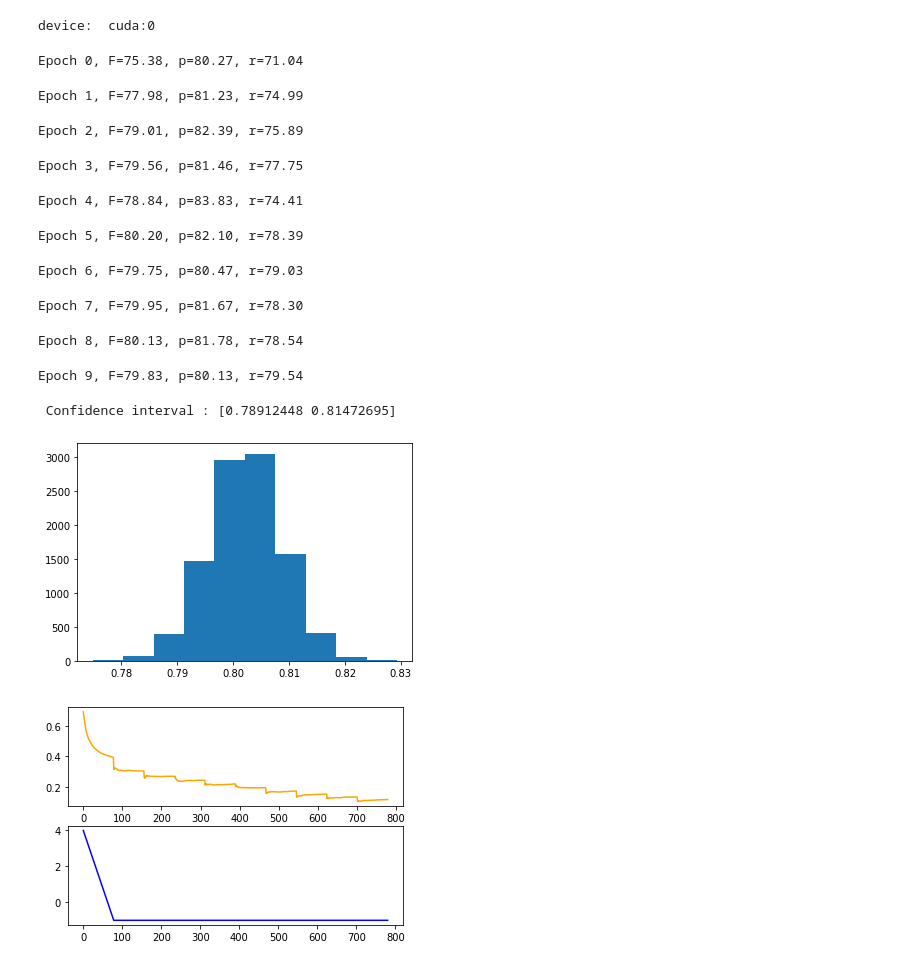
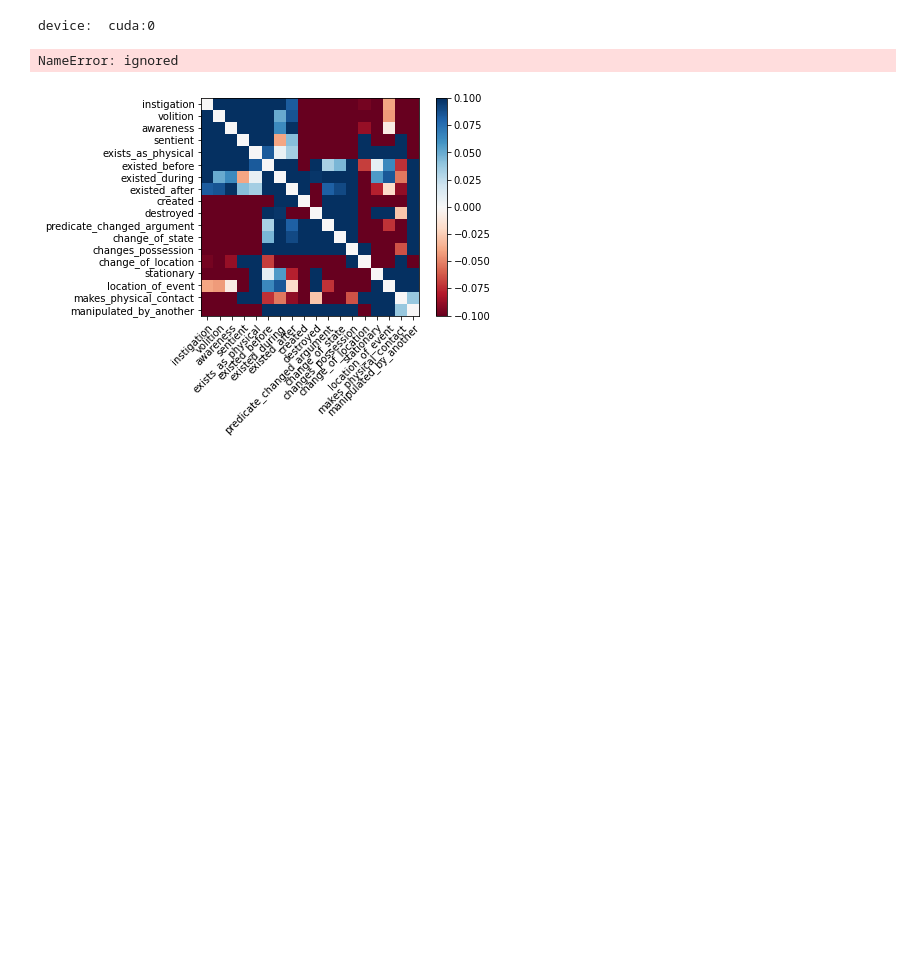
Before and after one commit to dylanfinkbeiner/cs685_finalproj, a Jupyter notebook: src/colab_test.ipynb, the cells around one changed output. Cells and saved outputs as stored; diff of their text form; code cells hidden in the pictures; blank space fills up the shorter version.

```diff
--- a/src/colab_test.ipynb
+++ b/src/colab_test.ipynb
@@ -112,6 +108,7 @@ class SPRL(nn.Module):
         self.properties = properties
         self.n_properties = len(properties)
         self.direction_feature = direction_feature
+        self.train_jointly = train_jointly
 
         self.word_emb = nn.Embedding(
                 vocab_size,
@@ -201,11 +198,11 @@ class SPRL(nn.Module):
           packed_lstm_input = pack_padded_sequence(
                   w_embs, lens_sorted, batch_first=True)
 
-          if type(self.lstm) == type(dict()):
-            lstm_outs = {p: self.lstm[p](packed_lstm_input, indices) for p in self.properties}
-            lstm_outs = torch.stack(list(lstm_outs.values()), dim=0).sum(0)
-          else:
-            lstm_outs = self.lstm(packed_lstm_input, indices)
+          # if type(self.lstm) == type(dict()):
+          #   lstm_outs = {p: self.lstm[p](packed_lstm_input, indices) for p in self.properties}
+          #   lstm_outs = torch.stack(list(lstm_outs.values()), dim=0).sum(0)
+          lstm_outs = self.lstm(packed_lstm_input, indices)
+
           pred_reps = lstm_outs[np.arange(B), preds] # expecting (B, h_size)
           head_reps = lstm_outs[np.arange(B), heads] # same as above
         else: # no lstm, just MLP
@@ -266,7 +263,7 @@ class MyLSTM(nn.Module):
                 num_layers=1,
                 bidirectional=(directions == 2),
                 batch_first=True,
-                dropout=0.1,
+                dropout=0.,
                 bias=True)
 
         self.lstm_drop = nn.Dropout(0.)
@@ -768,45 +783,35 @@ np.random.seed(seed)
 
 data = get_data(args)
 
 w2i, i2w = data['dicts']
 emb_np = data['emb_np']
 X, y = data['lstm_data']
 
-# co_occur, both_negative, row_pos_col_neg, row_neg_col_pos = co_occurrences(y['train'], normalize=False)
+co_occur, both_negative, row_pos_col_neg, row_neg_col_pos, pmi = co_occurrences(y['train'], normalize=False)
+show_weights(pmi, properties=PROPERTIES)
 # show_weights(co_occur + both_negative, properties=PROPERTIES, cmap='Greens')
 # show_weights(row_pos_col_neg + row_neg_col_pos, properties=PROPERTIES, cmap='Reds')
 # show_weights((co_occur + both_negative) - (row_pos_col_neg + row_neg_col_pos), properties=PROPERTIES)
-#breakpoint()
+breakpoint()
 
 model = SPRL(
     vocab_size=len(w2i),
     emb_size=int(args['glove_d']),
     h_size=args['h_size'],
     #shared_size=args['shared_size'],
     padding_idx=w2i[PAD_TOKEN],
     emb_np=emb_np,
     properties=PROPERTIES,
     use_attention=args['use_attention'],
     use_lstm=args['use_lstm'],
     direction_feature=not args['use_lstm'],
     train_jointly=args['train_jointly'],
     eye=args['eye'],
     updates_are_logits=args['updates_are_logits'],
     sent_avg=args['sent_avg'])
 model.to(device)
 
 train(args, model, X, y)
 # %% [output]
-Epoch 0, F=75.38, p=80.27, r=71.04
+NameError: ignored
-Epoch 1, F=77.98, p=81.23, r=74.99
-Epoch 2, F=79.01, p=82.39, r=75.89
-Epoch 3, F=79.56, p=81.46, r=77.75
-Epoch 4, F=78.84, p=83.83, r=74.41
-Epoch 5, F=80.20, p=82.10, r=78.39
-Epoch 6, F=79.75, p=80.47, r=79.03
-Epoch 7, F=79.95, p=81.67, r=78.30
-Epoch 8, F=80.13, p=81.78, r=78.54
-Epoch 9, F=79.83, p=80.13, r=79.54
- Confidence interval : [0.78912448 0.81472695]
-[figure, old version]
+[figure, new version]
-[figure, removed]
```
Also changed, not shown: parts of 4 cells of this notebook.
